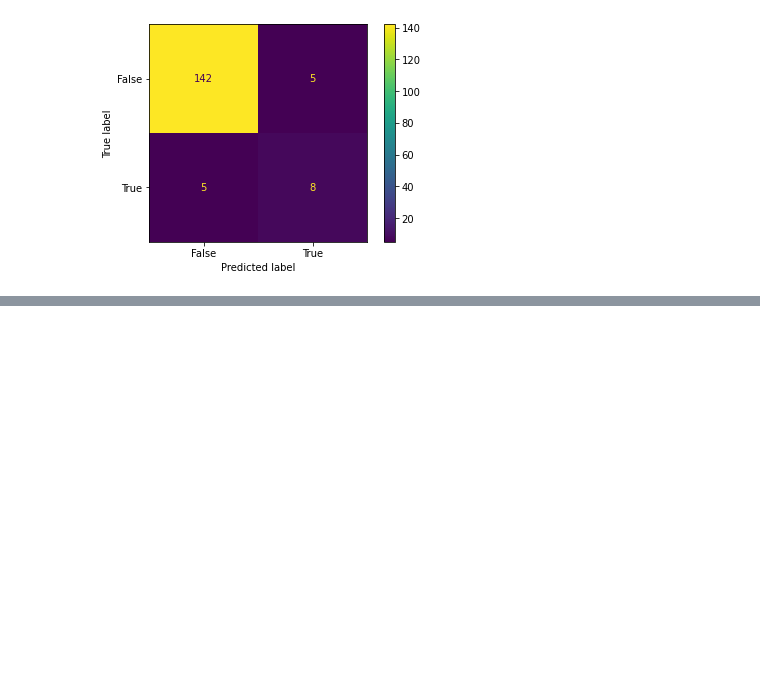
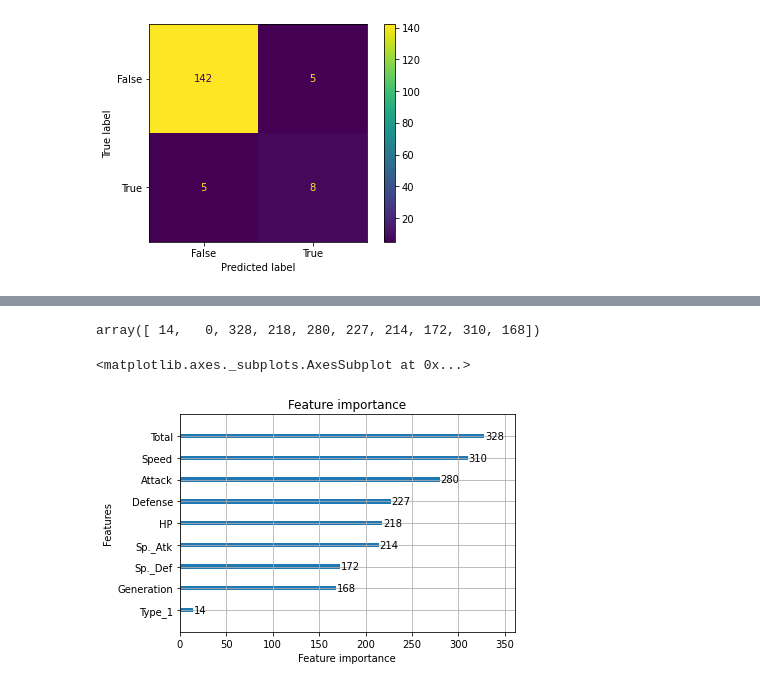
Before and after one commit to dubeyabhi07/classical-ml-with-sklearn, a Jupyter notebook: lightGBM.ipynb, the cells around one changed output, grey strips where cells are left out. Saved outputs shown, nothing was run; the diff lists cells and outputs as text; code cells hidden in the pictures; blank space fills up the shorter version.

Commit message:
Created using Colaboratory - lgbm(2)

```diff
--- a/lightGBM.ipynb
+++ b/lightGBM.ipynb
@@ -386,3 +418,7 @@ print(metrics.f1_score(y1_test,model_without_cat.predict(X1_test),average='macro
 0.9375
 0.7906855049712193
 [figure]
+# %%
+from lightgbm import LGBMClassifier
+model_with_cat = LGBMClassifier(categorical_featueeere = 'auto',iiugyugkutc = 8)
+model_with_cat.fit(X_train, y_train, feature_name='auto')
@@ -388,0 +433,10 @@ print(metrics.f1_score(y1_test,model_without_cat.predict(X1_test),average='macro
+# %%
+model_with_cat.feature_importances_
+# %% [output]
+array([ 14,   0, 328, 218, 280, 227, 214, 172, 310, 168])
+# %%
+import lightgbm as lgbm
+lgbm.plot_importance(model_with_cat)
+# %% [output]
+<matplotlib.axes._subplots.AxesSubplot at 0x...>
+[figure, added]
```
Also changed, not shown: parts of 6 cells of this notebook.
